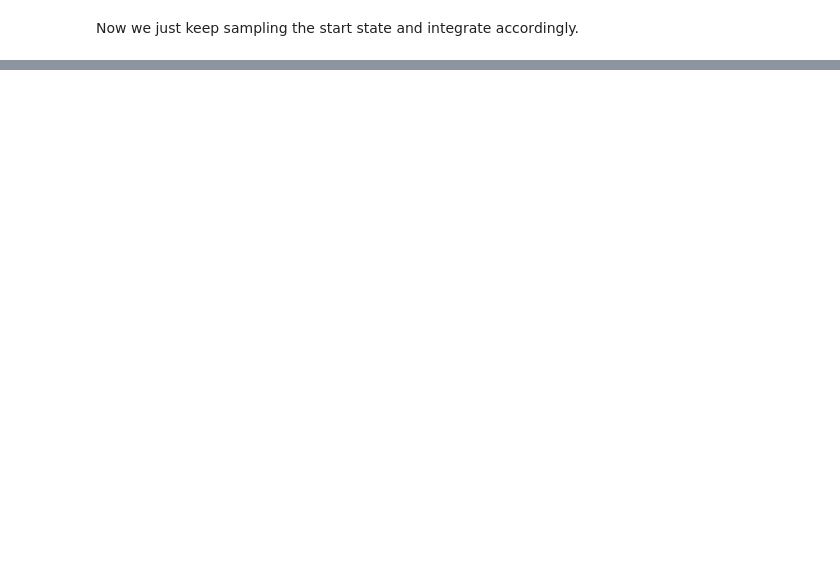
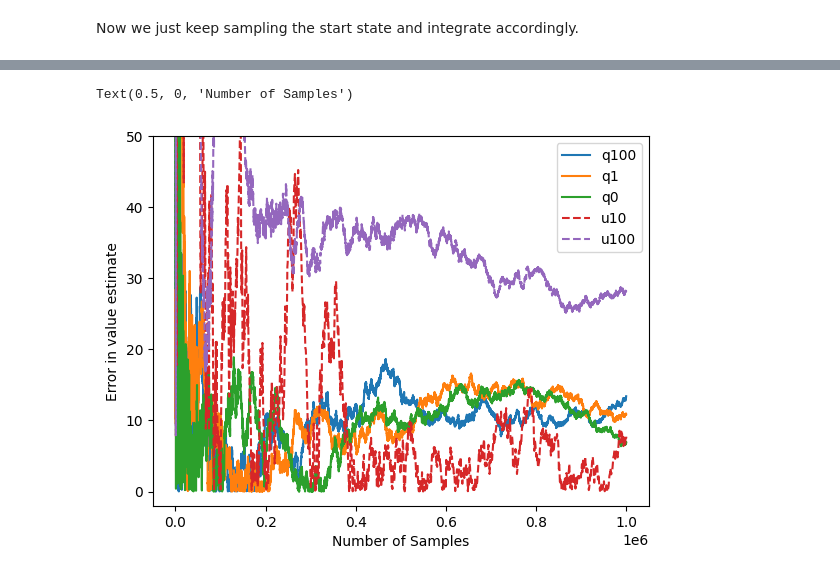
Before and after one commit to aa14k/adaptive_time, a Jupyter notebook: code/adaptive_time/notebooks/value_estimation.ipynb, the cells around one changed output, grey strips where cells are left out. Drawn from its saved outputs; the diff is of its cells as text; code cells hidden in the pictures; blank space fills up the shorter version.

```diff
--- a/code/adaptive_time/notebooks/value_estimation.ipynb
+++ b/code/adaptive_time/notebooks/value_estimation.ipynb
@@ -325,0 +337,17 @@ Text(0.5, 0, 'Number of Samples')
+# %%
+s_to_plot = ["q100", "q1", "q0", "u10", "u100"]
+# for s in samplers_tried.keys():
+for s in s_to_plot:
+    linestyle = "-" if "q" in s else "--"
+    plt.plot(
+        number_of_pivots_by_episode[s],
+        np.abs(estimated_values_by_episode[s]-true_value),
+        label=s, linestyle=linestyle)
+
+plt.legend()
+plt.ylabel("Error in value estimate")
+plt.ylim(-2, 50)
+plt.xlabel("Number of Samples")
+# %% [output]
+Text(0.5, 0, 'Number of Samples')
+[figure, added]
```
Also changed, not shown: parts of 9 cells of this notebook.
